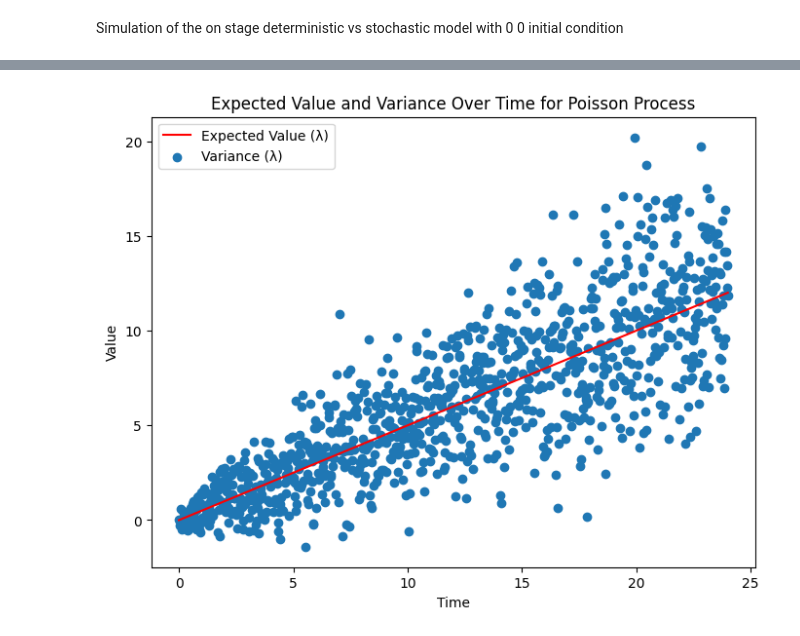
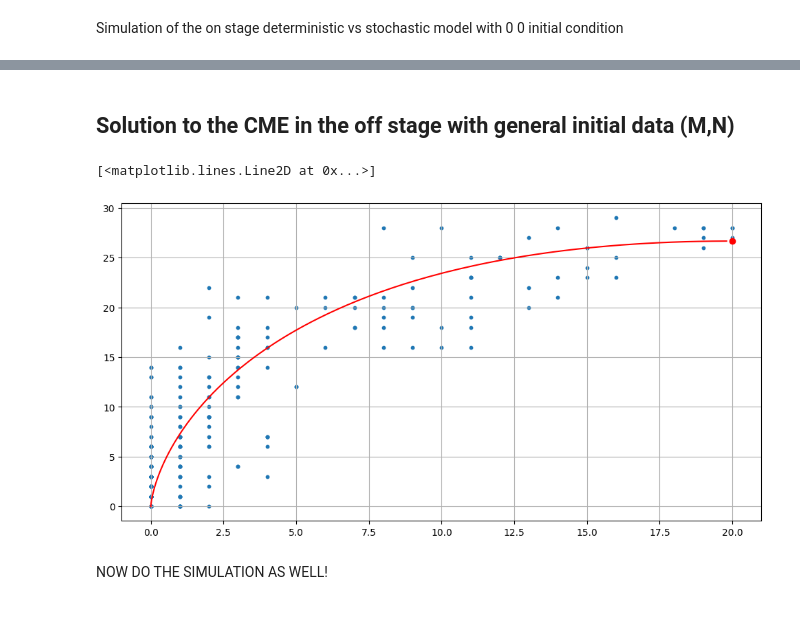
Before and after one commit to leonardogolinelli/GeneExpressionDynamics, a Jupyter notebook: RNA_velocity_Project.ipynb, the cells around one changed output, grey strips where cells are left out. Cells and saved outputs as stored; diff of their text form; code cells hidden in the pictures.

```diff
--- a/RNA_velocity_Project.ipynb
+++ b/RNA_velocity_Project.ipynb
@@ -469,24 +410,2 @@ plt.show()
-# %%
-import numpy as np
-import matplotlib.pyplot as plt
-
-def lambda_t(t, k):  # Function for time-dependent λ(t)
-    return k*t
-
-k = 0.5  # For example
-time_values = np.linspace(0, 24, 1000)  # Suppose time varies from 0 to 24 hours
-
-lambda_values = lambda_t(time_values, k)
-dist = np.random.normal(lambda_values, np.sqrt(lambda_values))
-
-
-plt.figure(figsize=(8, 6))
-plt.plot(time_values, lambda_values, label='Expected Value (λ)', color = 'r')
-plt.scatter(time_values, dist, label='Variance (λ)')
-plt.xlabel('Time')
-plt.ylabel('Value')
-plt.legend()
-plt.title('Expected Value and Variance Over Time for Poisson Process')
-plt.show()
-# %% [output]
-[figure, removed]
+# %% [markdown]
+## Solution to the CME in the off stage with general initial data (M,N)
@@ -492,0 +419,33 @@ plt.show()
+# %%
+def p2_t(t, beta, gamma):
+  return (beta/(beta-gamma))*((np.exp(-gamma*t)-np.exp(-beta*t))/(1-np.exp(-beta*t))) #if beta != gamma
+# %%
+def p3_t(t, gamma):
+  return np.exp(-gamma*t)
+# %%
+t_range = np.linspace(50, 100, 2000) - 49.99
+beta = 1
+gamma = 0.75
+p1 = p1_t(t_range, beta)
+p2 = p2_t(t_range, beta, gamma)
+p3 = p3_t(t_range, gamma)
+M = 20
+N = 26.666
+# %%
+B_u = np.random.binomial(np.round(M).astype(int), p1)
+B_k = np.random.binomial(np.round(M*(1-p1)).astype(int), p2)
+B_n_k = np.random.binomial(np.round(N).astype(int), p3)
+B_s = B_k + B_n_k
+exp_u = M*p1
+exp_s = M*(1-p1)*p2 + N*p3
+# %%
+plt.figure(figsize=(12, 6))
+plt.grid(True)
+plt.scatter(B_u, B_s, s=10)
+plt.plot(exp_u, exp_s, 'r')
+plt.plot(M,N, 'ro')
+# %% [output]
+[<matplotlib.lines.Line2D at 0x...>]
+[figure, added]
+# %% [markdown]
+NOW DO THE SIMULATION AS WELL!
```
Also changed, not shown: parts of 7 cells of this notebook.
